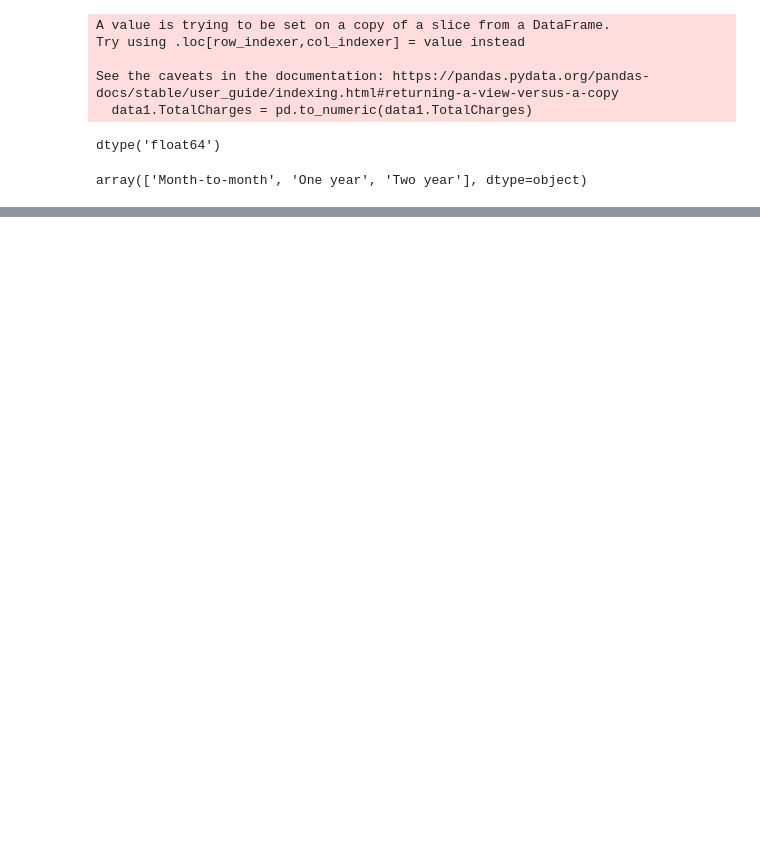
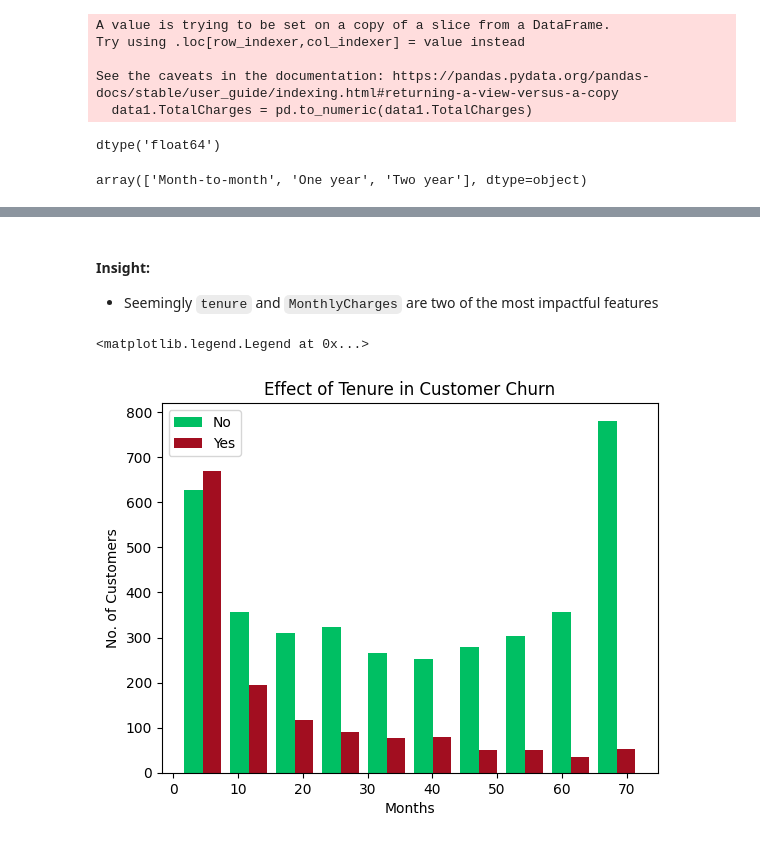
Before and after one commit to pb319/Learning_Deep_Learning, a Jupyter notebook: Lesson9/practice.ipynb, the cells around one changed output, grey strips where cells are left out. Cells and saved outputs as stored; diff of their text form; code cells hidden in the pictures; blank space fills up the shorter version.

```diff
--- a/Lesson9/practice.ipynb
+++ b/Lesson9/practice.ipynb
@@ -140,0 +182,17 @@ data1.head(2)
+# %% [markdown]
+#### Insight:
+- Seemingly `tenure` and `MonthlyCharges` are two of the most impactful features
+# %%
+# Let's Visualize Tenure of both Churned/Retained Customers Side-by-side
+x0 = df_train.tenure[df_train.Churn == "No"]
+x1 = df_train.tenure[df_train.Churn == "Yes"]
+
+plt.Figure(figsize=(5,3))
+plt.xlabel("Months")
+plt.ylabel("No. of Customers")
+plt.title("Effect of Tenure in Customer Churn")
+plt.hist([x0,x1],color=(["#00bf63","#a20e20"]), label=["No","Yes"])
+plt.legend()
+# %% [output]
+<matplotlib.legend.Legend at 0x...>
+[figure, added]
```
Also changed, not shown: parts of 10 cells of this notebook.
